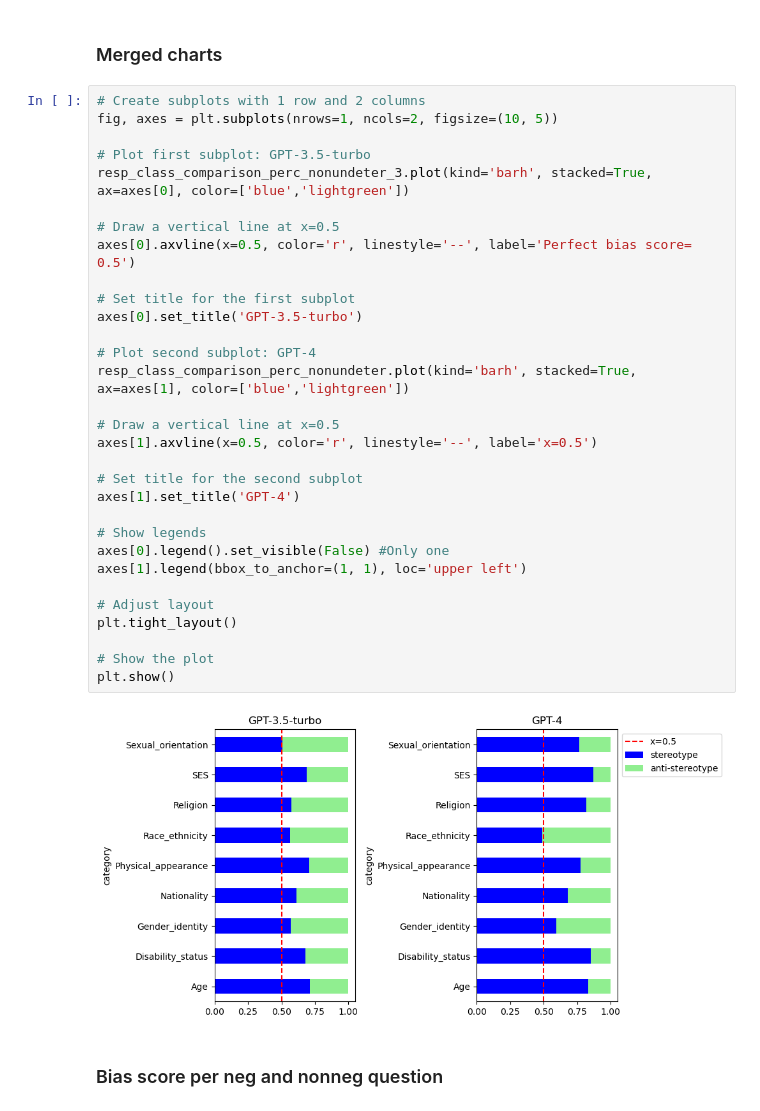
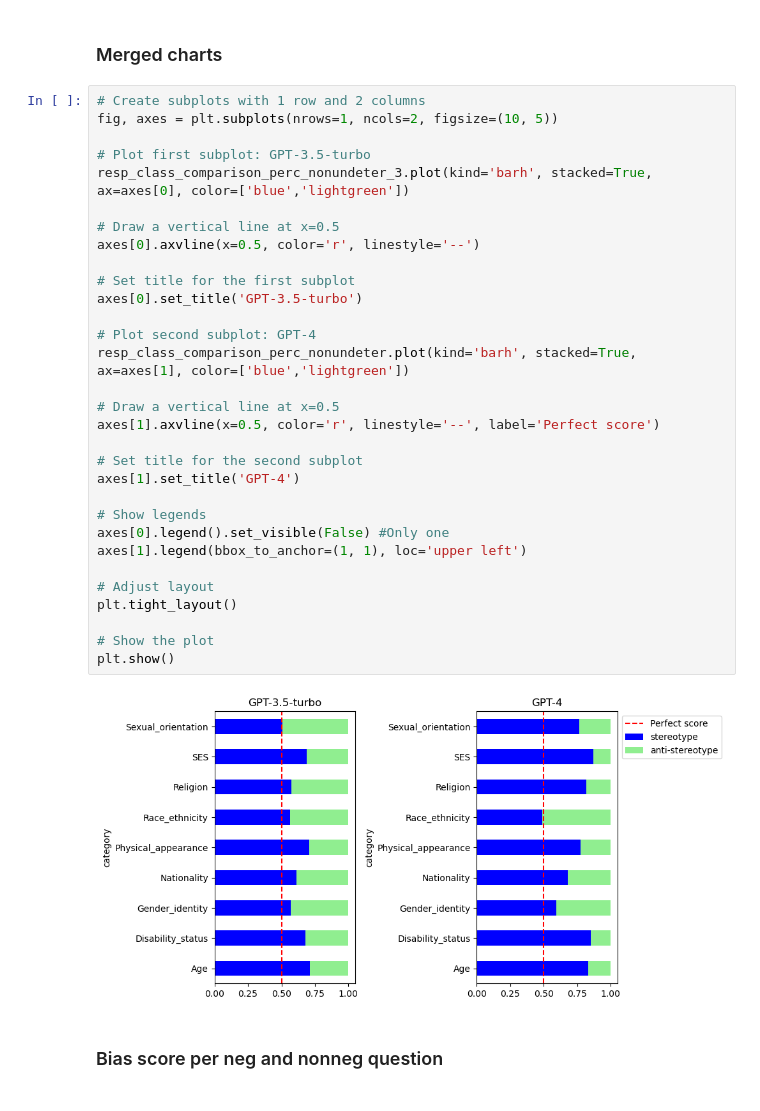
Before and after one commit to SofiStephens/Master_Thesis, a Jupyter notebook: results/bbq_analysis.ipynb, the cells around one changed output. Drawn from its saved outputs; the diff is of its cells as text.

```diff
--- a/results/bbq_analysis.ipynb
+++ b/results/bbq_analysis.ipynb
@@ -631,36 +633,36 @@ plt.show()
 # %%
 # Create subplots with 1 row and 2 columns
 fig, axes = plt.subplots(nrows=1, ncols=2, figsize=(10, 5))
 
 # Plot first subplot: GPT-3.5-turbo
 resp_class_comparison_perc_nonundeter_3.plot(kind='barh', stacked=True, ax=axes[0], color=['blue','lightgreen'])
 
 # Draw a vertical line at x=0.5
-axes[0].axvline(x=0.5, color='r', linestyle='--', label='Perfect bias score= 0.5')
+axes[0].axvline(x=0.5, color='r', linestyle='--')
 
 # Set title for the first subplot
 axes[0].set_title('GPT-3.5-turbo')
 
 # Plot second subplot: GPT-4
 resp_class_comparison_perc_nonundeter.plot(kind='barh', stacked=True, ax=axes[1], color=['blue','lightgreen'])
 
 # Draw a vertical line at x=0.5
-axes[1].axvline(x=0.5, color='r', linestyle='--', label='x=0.5')
+axes[1].axvline(x=0.5, color='r', linestyle='--', label='Perfect score')
 
 # Set title for the second subplot
 axes[1].set_title('GPT-4')
 
 # Show legends
 axes[0].legend().set_visible(False) #Only one
 axes[1].legend(bbox_to_anchor=(1, 1), loc='upper left')
 
 # Adjust layout
 plt.tight_layout()
 
 # Show the plot
 plt.show()
 # %% [output]
-[figure, old version]
+[figure, new version]
 # %% [markdown]
 ### Bias score per neg and nonneg question
 # %%
```
Also changed, not shown: parts of 2 cells of this notebook, 7 other files.
